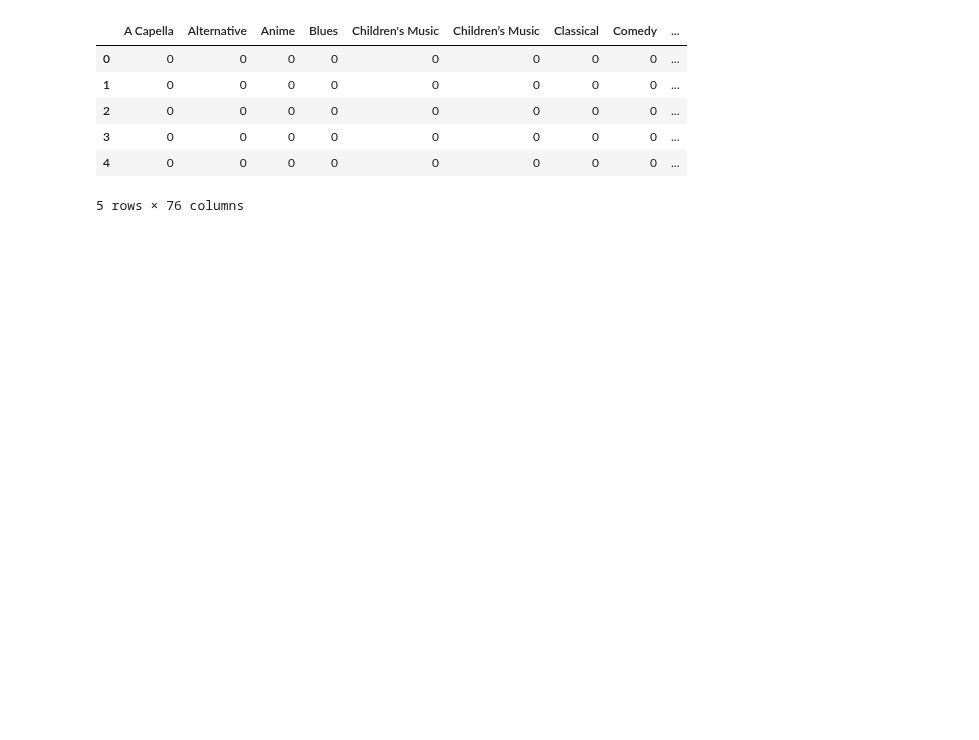
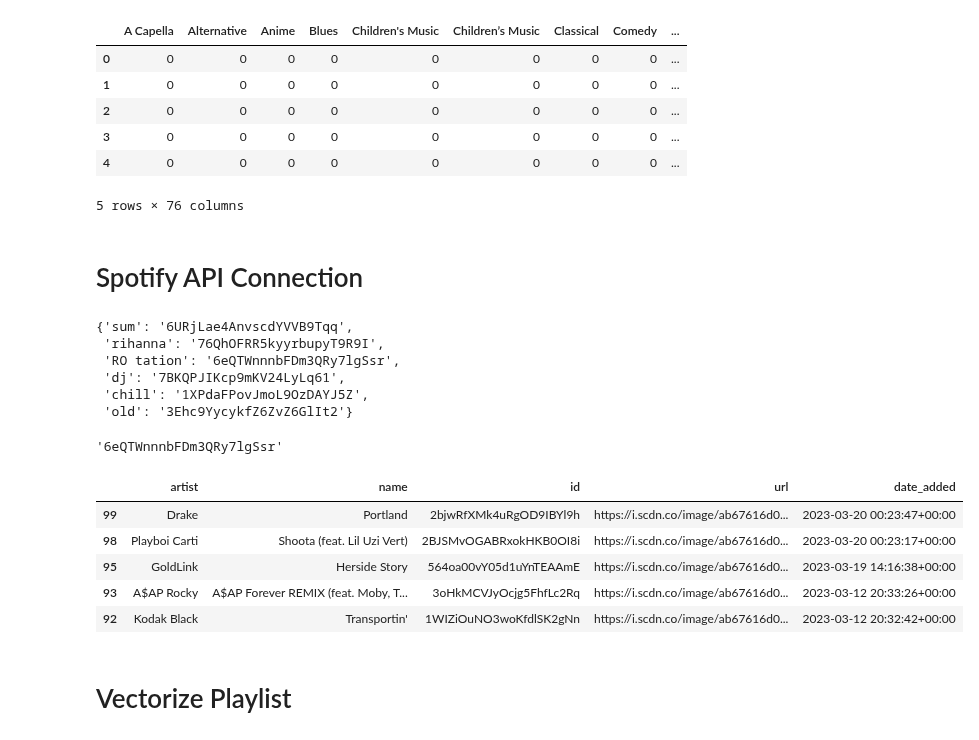
Before and after one commit to RohitValiveti/music-discovery, a Jupyter notebook: model/modelv2.ipynb, the cells around one changed output. Cells and saved outputs as stored; diff of their text form; code cells hidden in the pictures; blank space fills up the shorter version.

```diff
--- a/model/modelv2.ipynb
+++ b/model/modelv2.ipynb
@@ -74,3 +97,5 @@ tracks_feature_set.head()
 | 3 | 0 | 0 | 0 | 0 | 0 | 0 | 0 | 0 | ... |
 | 4 | 0 | 0 | 0 | 0 | 0 | 0 | 0 | 0 | ... |
 5 rows × 76 columns
+# %% [markdown]
+# Spotify API Connection
@@ -76,0 +106,58 @@ tracks_feature_set.head()
+# %%
+playlists_res = sp.current_user_playlists()['items']
+playlists = {}
+
+for item in playlists_res:
+  playlists[item['name']] = item['id']
+
+playlists
+# %% [output]
+{'sum': '6URjLae4AnvscdYVVB9Tqq',
+ 'rihanna': '76QhOFRR5kyyrbupyT9R9I',
+ 'RO tation': '6eQTWnnnbFDm3QRy7lgSsr',
+ 'dj': '7BKQPJIKcp9mKV24LyLq61',
+ 'chill': '1XPdaFPovJmoL9OzDAYJ5Z',
+ 'old': '3Ehc9YycykfZ6ZvZ6GlIt2'}
+# %%
+ro_id = playlists['RO tation'] # This is what the input to the model will be, playlist ID
+ro_id
+# %% [output]
+'6eQTWnnnbFDm3QRy7lgSsr'
+# %%
+def filter_user_playlist(playlist_id, all_tracks_df):
+    """
+    Given a user playlist that will be used to make recommendations based off,
+    return a 'filtered' playlist of the tracks that are available in the dataset.
+    Parameters:
+    - playlist_id: id of the user playlist
+    - all_tracks_df: tracks dataset
+    Returns:
+    - refined_playlist_df: filtered playlist of songs in dataset
+    """
+    user_playlist = sp.playlist(playlist_id)
+    refined_playlist = pd.DataFrame()
+    for ix, i in enumerate(user_playlist['tracks']['items']):
+        if i['track'] is not None and i['track']['id'] is not None:
+            refined_playlist.loc[ix, 'artist'] = i['track']['artists'][0]['name']
+            refined_playlist.loc[ix, 'name'] = i['track']['name']
+            refined_playlist.loc[ix, 'id'] = i['track']['id'] # ['uri'].split(':')[2]
+            refined_playlist.loc[ix, 'url'] = i['track']['album']['images'][1]['url']
+            refined_playlist.loc[ix, 'date_added'] = i['added_at']
+
+    refined_playlist['date_added'] = pd.to_datetime(refined_playlist['date_added'])
+    refined_playlist = refined_playlist[refined_playlist['id'].isin(all_tracks_df['track_id'].values)].sort_values('date_added',ascending = False)
+
+    return refined_playlist
+# %%
+refined_playlist_ro = filter_user_playlist(ro_id, dataset_df)
+refined_playlist_ro.head()
+# complete_feature_set_playlist_vector_EDM, complete_feature_set_nonplaylist_EDM = generate_playlist_feature(complete_feature_set, playlist_EDM, 1.09)
+# %% [output]
+|  | artist | name | id | url | date_added |
+| 99 | Drake | Portland | 2bjwRfXMk4uRgOD9IBYl9h | https://i.scdn.co/image/ab67616d0... | 2023-03-20 00:23:47+00:00 |
+| 98 | Playboi Carti | Shoota (feat. Lil Uzi Vert) | 2BJSMvOGABRxokHKB0OI8i | https://i.scdn.co/image/ab67616d0... | 2023-03-20 00:23:17+00:00 |
+| 95 | GoldLink | Herside Story | 564oa00vY05d1uYnTEAAmE | https://i.scdn.co/image/ab67616d0... | 2023-03-19 14:16:38+00:00 |
+| 93 | A$AP Rocky | A$AP Forever REMIX (feat. Moby, T... | 3oHkMCVJyOcjg5FhfLc2Rq | https://i.scdn.co/image/ab67616d0... | 2023-03-12 20:33:26+00:00 |
+| 92 | Kodak Black | Transportin' | 1WIZiOuNO3woKfdlSK2gNn | https://i.scdn.co/image/ab67616d0... | 2023-03-12 20:32:42+00:00 |
+# %% [markdown]
+# Vectorize Playlist
```
Also changed, not shown: parts of 13 cells of this notebook.
